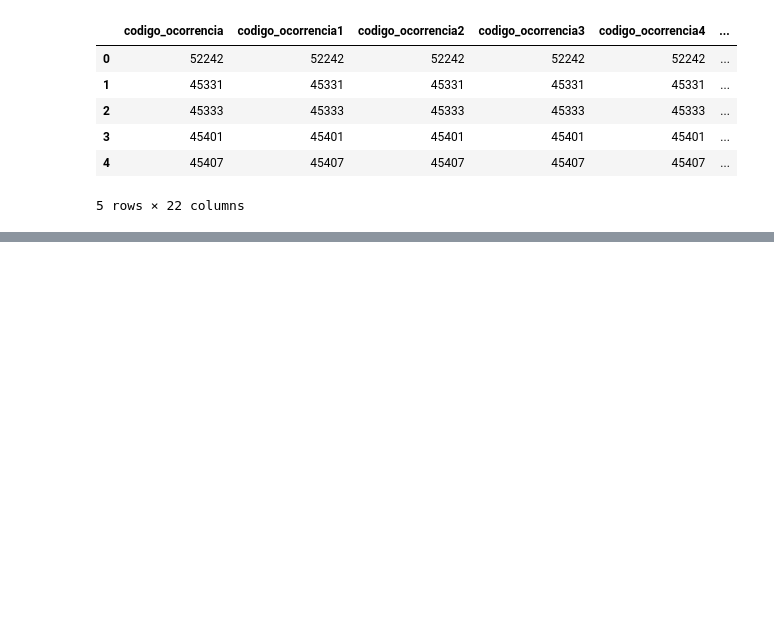
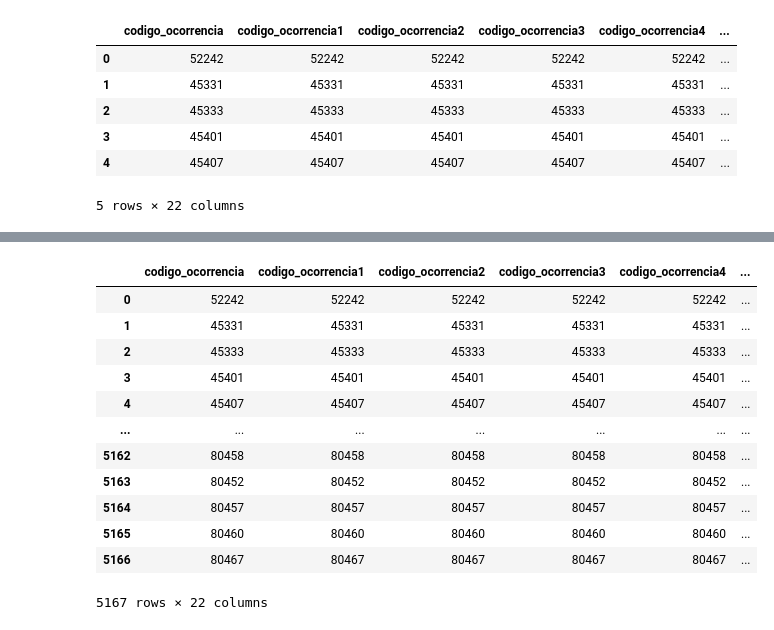
Before and after one commit to nelisjunior/ETL_Python, a Jupyter notebook: limpeza.ipynb, the cells around one changed output, grey strips where cells are left out. Saved outputs shown, nothing was run; the diff lists cells and outputs as text; code cells hidden in the pictures; blank space fills up the shorter version.

```diff
--- a/limpeza.ipynb
+++ b/limpeza.ipynb
@@ -15 +41,3 @@ df.head()
+# %%
+df.loc[df.ocorrencia_aerodromo == '###!', ['ocorrencia_aerodromo']] = pd.NA
 # %%
@@ -25,0 +91,2 @@ df.loc[[10,40]]
+# %%
+df.replace(['\t','***','****','*****','###!','####','NaN','NULL'], pd.NA, inplace=True)
@@ -25,0 +113,18 @@ df.loc[[10,40]]
+# %%
+df.fillna(10, inplace=True)
+# %%
+df
+# %% [output]
+|  | codigo_ocorrencia | codigo_ocorrencia1 | codigo_ocorrencia2 | codigo_ocorrencia3 | codigo_ocorrencia4 | ... |
+| 0 | 52242 | 52242 | 52242 | 52242 | 52242 | ... |
+| 1 | 45331 | 45331 | 45331 | 45331 | 45331 | ... |
+| 2 | 45333 | 45333 | 45333 | 45333 | 45333 | ... |
+| 3 | 45401 | 45401 | 45401 | 45401 | 45401 | ... |
+| 4 | 45407 | 45407 | 45407 | 45407 | 45407 | ... |
+| ... | ... | ... | ... | ... | ... | ... |
+| 5162 | 80458 | 80458 | 80458 | 80458 | 80458 | ... |
+| 5163 | 80452 | 80452 | 80452 | 80452 | 80452 | ... |
+| 5164 | 80457 | 80457 | 80457 | 80457 | 80457 | ... |
+| 5165 | 80460 | 80460 | 80460 | 80460 | 80460 | ... |
+| 5166 | 80467 | 80467 | 80467 | 80467 | 80467 | ... |
+5167 rows × 22 columns
```
Also changed, not shown: parts of 8 cells of this notebook, 13 other files.
